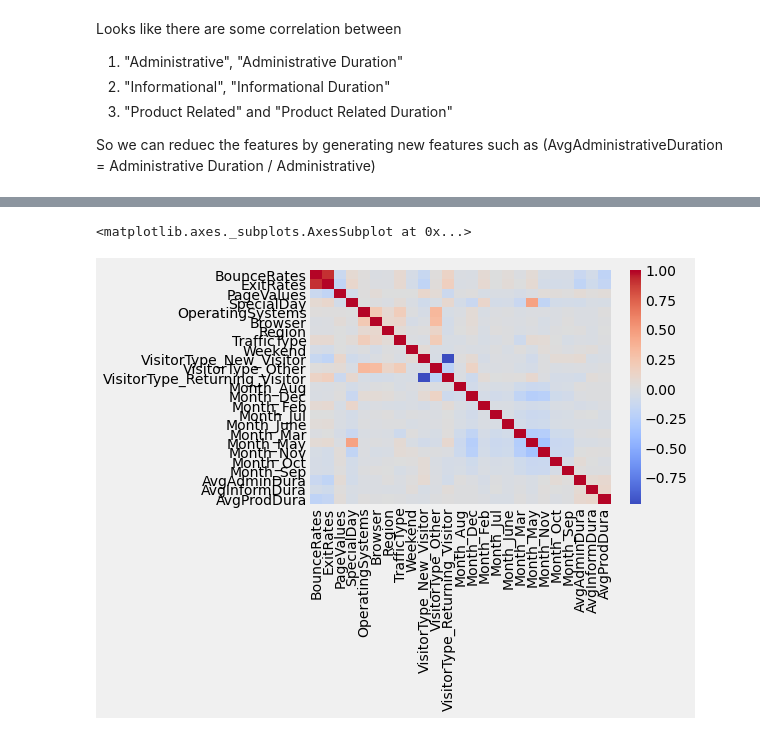
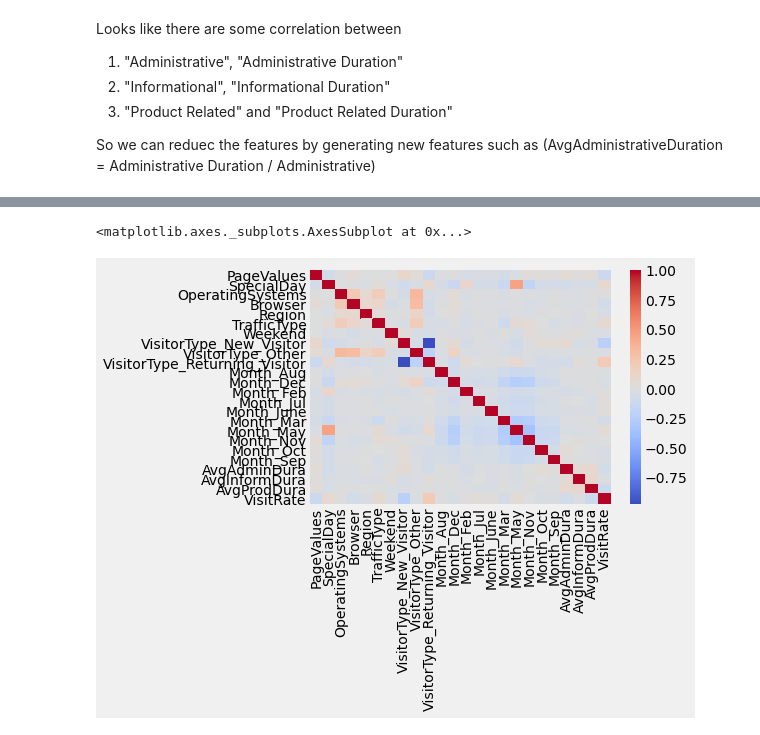
Before and after one commit to dwu926/Problem-Management-UI, a Jupyter notebook: E_commerce_Purchase_Prediction.ipynb, the cells around one changed output, grey strips where cells are left out. Saved outputs shown, nothing was run; the diff lists cells and outputs as text; code cells hidden in the pictures.

```diff
--- a/E_commerce_Purchase_Prediction.ipynb
+++ b/E_commerce_Purchase_Prediction.ipynb
@@ -187,8 +188,10 @@ def avgdura(duration, count):
 X["AvgAdminDura"] = [avgdura(X['Administrative_Duration'][i], X['Administrative'][i]) for i in range(n)]
 X["AvgInformDura"] = [avgdura(X['Informational_Duration'][i], X['Informational'][i]) for i in range(n)]
 X["AvgProdDura"] = [avgdura(X['ProductRelated_Duration'][i], X['ProductRelated'][i]) for i in range(n)]
+X["VisitRate"] = [avgdura(X['BounceRates'][i], X['ExitRates'][i]) for i in range(n)]
+
 X.drop(['Administrative', 'Administrative_Duration','Informational',
-        'Informational_Duration','ProductRelated', 'ProductRelated_Duration'],axis = 1, inplace = True)
+        'Informational_Duration','ProductRelated', 'ProductRelated_Duration', 'BounceRates', 'ExitRates'],axis = 1, inplace = True)
 X.head()
 corr_coeff = X.corr()
 sns.heatmap(corr_coeff, xticklabels=corr_coeff.columns,yticklabels=corr_coeff.columns, cmap='coolwarm')
@@ -202,2 +205,2 @@ sns.heatmap(corr_coeff, xticklabels=corr_coeff.columns,yticklabels=corr_coeff.co
 <matplotlib.axes._subplots.AxesSubplot at 0x...>
-[figure, old version]
+[figure, new version]
```
Also changed, not shown: parts of 19 cells of this notebook.
